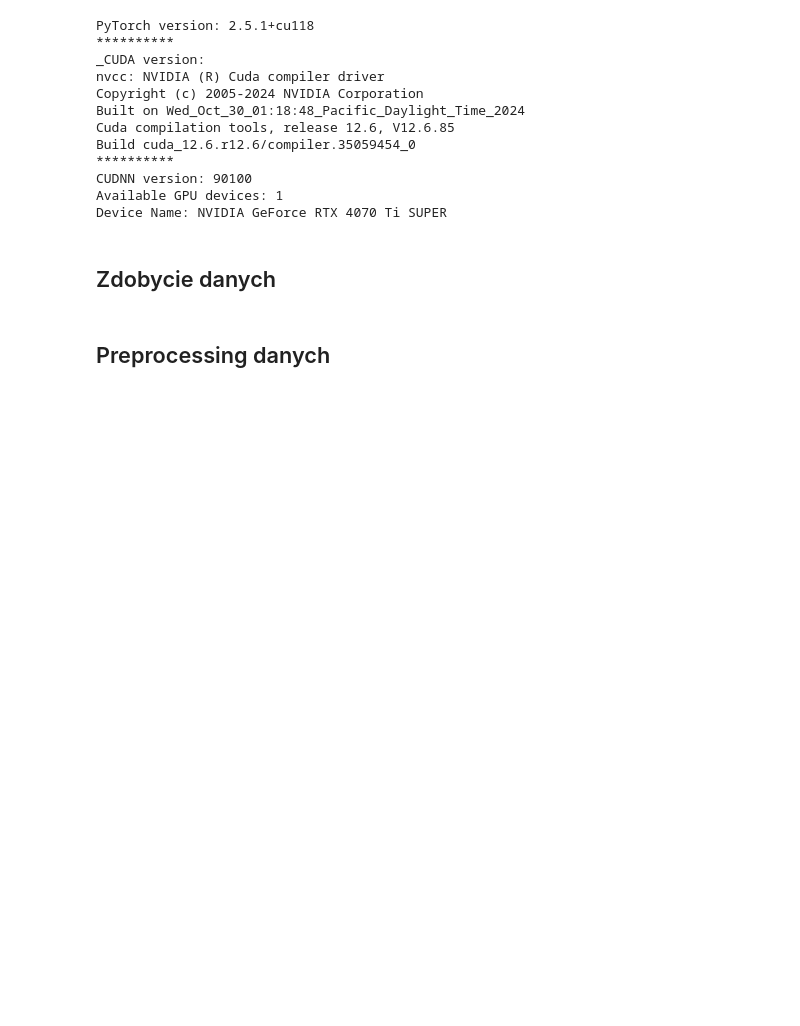
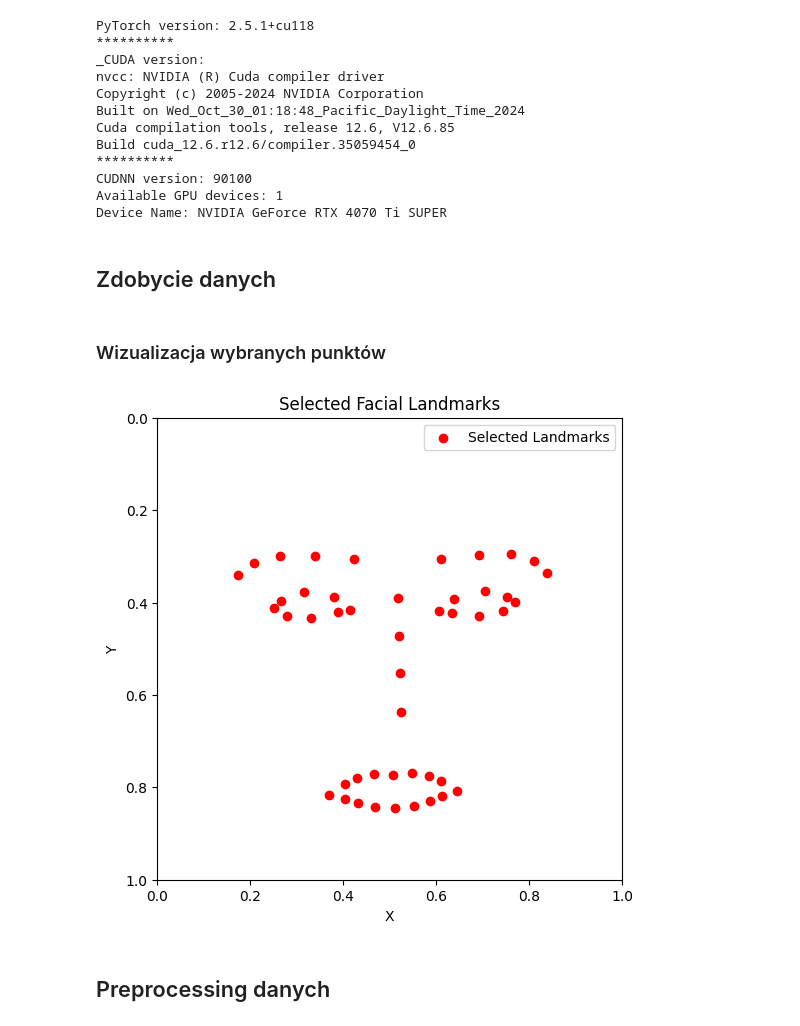
Before and after one commit to Newtoneiro/automatic-lie-detection, a Jupyter notebook: models/emotion_classification_selected_landmarks.ipynb, the cells around one changed output. Drawn from its saved outputs; the diff is of its cells as text; code cells hidden in the pictures; blank space fills up the shorter version.

```diff
--- a/models/emotion_classification_selected_landmarks.ipynb
+++ b/models/emotion_classification_selected_landmarks.ipynb
@@ -47,6 +48,28 @@ LANDMARK_INDEXES = [
     300, 293, 334, 296, 336,  # right eyebrow
     1, 5, 197, 168  # nose
 ]
+# %% [markdown]
+### Wizualizacja wybranych punktów
+# %%
+loaded_key_points = np.load(os.path.join('..', 'data', 'reference_points', 'key_points_xyz.npy'))
+selected_key_points = loaded_key_points[:, LANDMARK_INDEXES, :]
+
+# Plot the key points
+plt.figure(figsize=(6, 6))
+plt.scatter(selected_key_points[:, :, 0], selected_key_points[:, :, 1], c='r', marker='o', label='Selected Landmarks')
+
+# Flip Y-axis if needed (often in image coordinates)
+plt.gca().invert_yaxis()
+
+plt.xlabel("X")
+plt.ylabel("Y")
+plt.title("Selected Facial Landmarks")
+plt.legend()
+plt.xlim(0, 1)
+plt.ylim(1, 0)
+plt.show()
+# %% [output]
+[figure, added]
 # %%
 def load_data(data_path):
     all_data = []
```
Also changed, not shown: parts of 4 cells of this notebook, 5 other files.
